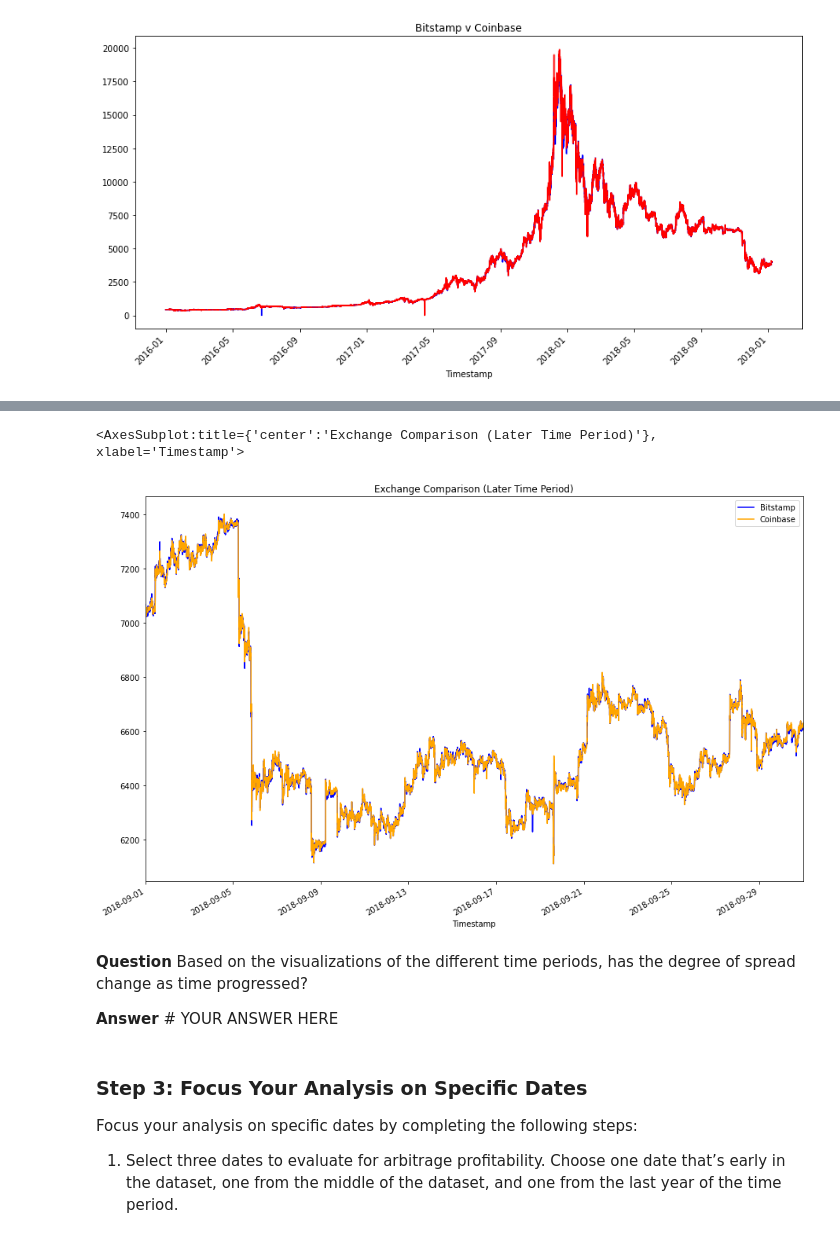
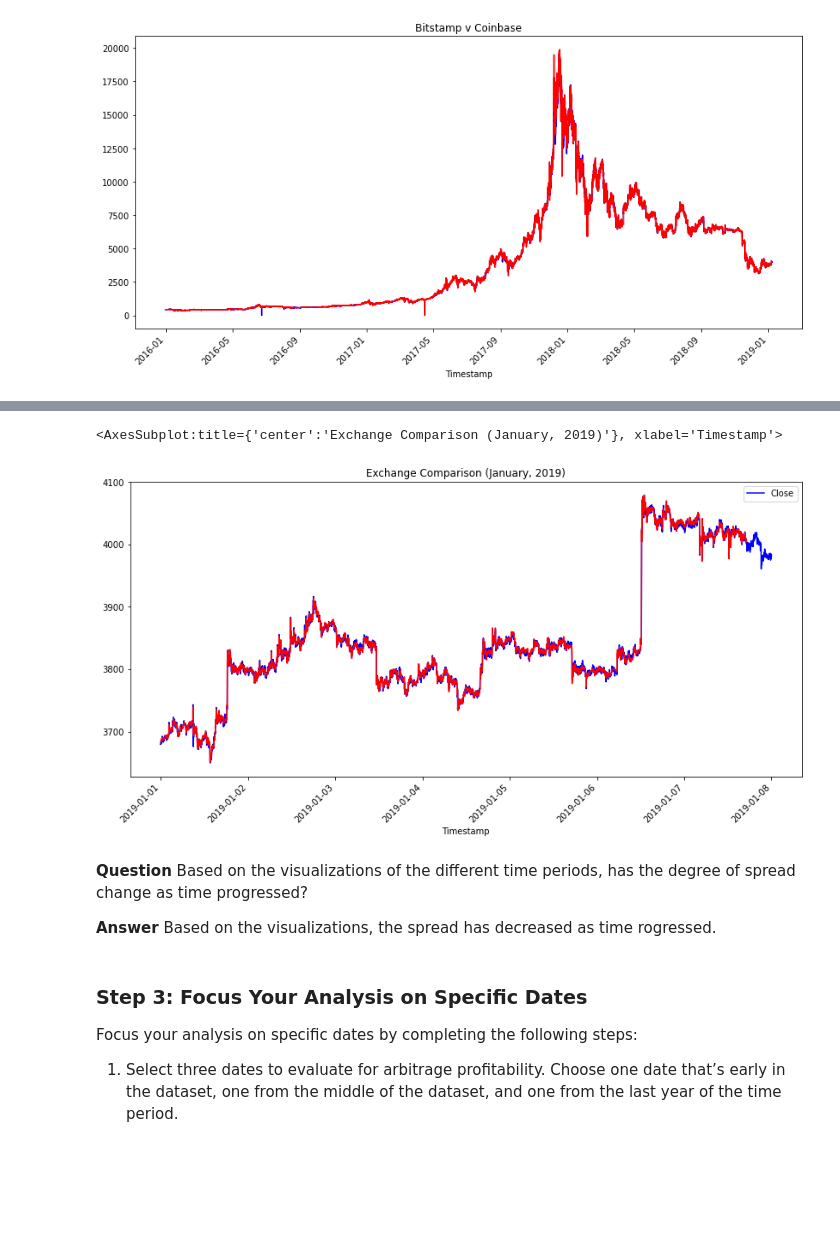
Before and after one commit to coronado212/bitcoin_arbitrage_analysis_3, a Jupyter notebook: crypto_arbitrage.ipynb, the cells around one changed output, grey strips where cells are left out. Cells and saved outputs as stored; diff of their text form; code cells hidden in the pictures; blank space fills up the shorter version.

```diff
--- a/crypto_arbitrage.ipynb
+++ b/crypto_arbitrage.ipynb
@@ -345,15 +348,18 @@ coinbase_sliced.plot(figsize=(14,7), rot=45, color="red")
 # %%
 # Using the loc and plot functions, create an overlay plot that visualizes
 # the price action of both DataFrames for a one month period later in the dataset
 # Be sure to include the parameters: legend, figure size, title, and color and label
-# YOUR CODE HERE
+bitstamp_monthly_data = bitstamp_sliced.loc['2019-01-01':'2019-01-31']
+coinbase_monthly_data = coinbase_sliced.loc['2019-01-01':'2019-01-31']
+bitstamp_monthly_data.plot(figsize=(14,7), rot=45, color="blue", title= "Exchange Comparison (January, 2019)", legend = True)
+coinbase_monthly_data.plot(figsize=(14,7), rot=45, color="red")
 # %% [output]
-<AxesSubplot:title={'center':'Exchange Comparison (Later Time Period)'}, xlabel='Timestamp'>
+<AxesSubplot:title={'center':'Exchange Comparison (January, 2019)'}, xlabel='Timestamp'>
-[figure, old version]
+[figure, new version]
 # %% [markdown]
 **Question** Based on the visualizations of the different time periods, has the degree of spread change as time progressed?
 
-**Answer** # YOUR ANSWER HERE
+**Answer** Based on the visualizations, the spread has decreased as time rogressed.
 # %% [markdown]
 ### Step 3: Focus Your Analysis on Specific Dates
 
```
Also changed, not shown: parts of 2 cells of this notebook.
